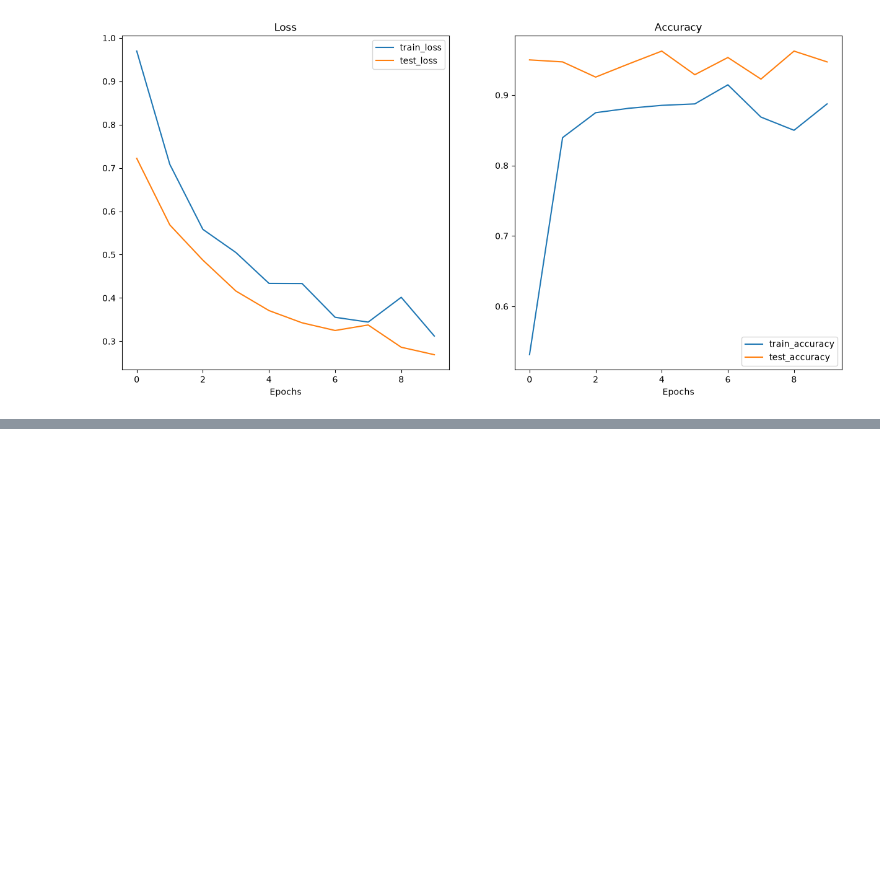
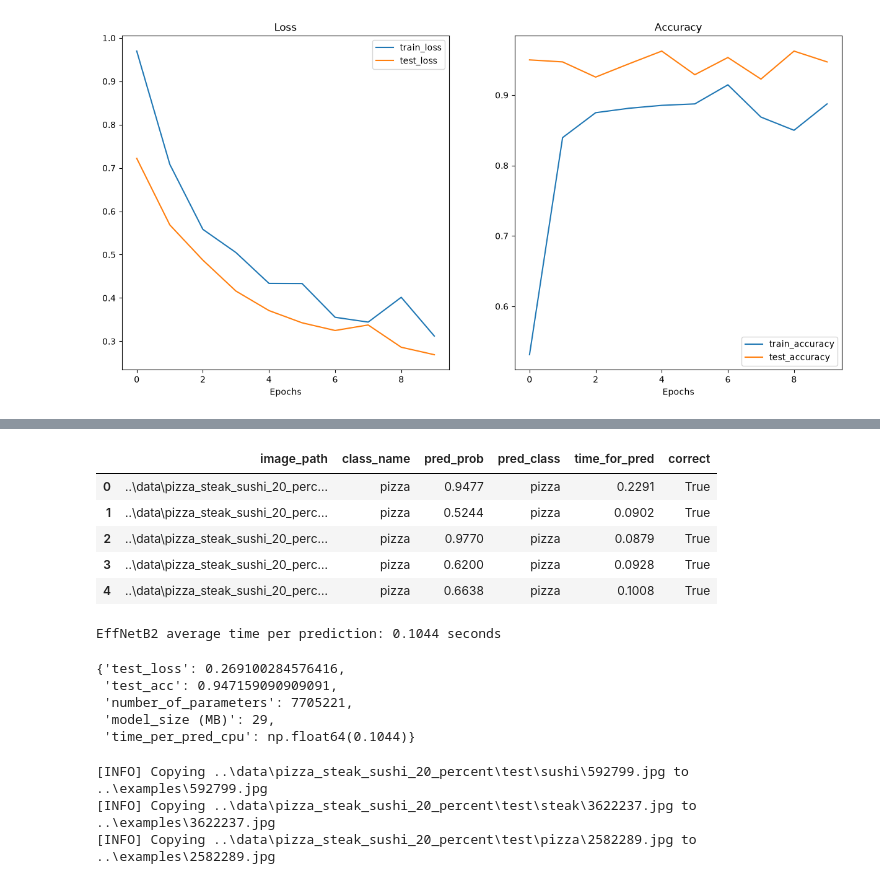
Before and after one commit to yousssef96/Food-Classification, a Jupyter notebook: notebooks/EDA.ipynb, the cells around one changed output, grey strips where cells are left out. Cells and saved outputs as stored; diff of their text form; code cells hidden in the pictures; blank space fills up the shorter version.

```diff
--- a/notebooks/EDA.ipynb
+++ b/notebooks/EDA.ipynb
@@ -543,0 +570,5 @@ save_model(model=effnetb2,
+# %%
+# Get all test data paths
+print(f"[INFO] Finding all filepaths ending with '.jpg' in directory: {test_dir}")
+test_data_paths = list(Path(test_dir).glob("*/*.jpg"))
+test_data_paths[:5]
@@ -543,0 +629,49 @@ save_model(model=effnetb2,
+# %%
+# Make predictions across test dataset with EffNetB2
+effnetb2_test_pred_dicts = pred_and_store(paths=test_data_paths,
+                                          model=effnetb2,
+                                          transform=effnetb2_transforms,
+                                          class_names=class_names,
+                                          device="cpu") # make predictions on CPU
+# %%
+effnetb2_test_pred_df = pd.DataFrame(effnetb2_test_pred_dicts)
+effnetb2_test_pred_df.head()
+# %% [output]
+|  | image_path | class_name | pred_prob | pred_class | time_for_pred | correct |
+| 0 | ..\data\pizza_steak_sushi_20_perc... | pizza | 0.9477 | pizza | 0.2291 | True |
+| 1 | ..\data\pizza_steak_sushi_20_perc... | pizza | 0.5244 | pizza | 0.0902 | True |
+| 2 | ..\data\pizza_steak_sushi_20_perc... | pizza | 0.9770 | pizza | 0.0879 | True |
+| 3 | ..\data\pizza_steak_sushi_20_perc... | pizza | 0.6200 | pizza | 0.0928 | True |
+| 4 | ..\data\pizza_steak_sushi_20_perc... | pizza | 0.6638 | pizza | 0.1008 | True |
+# %%
+# Find the average time per prediction
+effnetb2_average_time_per_pred = round(effnetb2_test_pred_df.time_for_pred.mean(), 4)
+print(f"EffNetB2 average time per prediction: {effnetb2_average_time_per_pred} seconds")
+# %% [output]
+EffNetB2 average time per prediction: 0.1044 seconds
+# %%
+# Add EffNetB2 average prediction time to stats dictionary
+effnetb2_stats["time_per_pred_cpu"] = effnetb2_average_time_per_pred
+effnetb2_stats
+# %% [output]
+{'test_loss': 0.269100284576416,
+ 'test_acc': 0.947159090909091,
+ 'number_of_parameters': 7705221,
+ 'model_size (MB)': 29,
+ 'time_per_pred_cpu': np.float64(0.1044)}
+# %%
+foodvision_examples_path = Path("../examples")
+foodvision_examples_path.mkdir(parents=True, exist_ok=True)
+
+foodvision_mini_examples = [Path('../data/pizza_steak_sushi_20_percent/test/sushi/592799.jpg'),
+                            Path('../data/pizza_steak_sushi_20_percent/test/steak/3622237.jpg'),
+                            Path('../data/pizza_steak_sushi_20_percent/test/pizza/2582289.jpg')]
+
+for example in foodvision_mini_examples:
+    destination = foodvision_examples_path / example.name
+    print(f"[INFO] Copying {example} to {destination}")
+    shutil.copy2(src=example, dst=destination)
+# %% [output]
+[INFO] Copying ..\data\pizza_steak_sushi_20_percent\test\sushi\592799.jpg to ..\examples\592799.jpg
+[INFO] Copying ..\data\pizza_steak_sushi_20_percent\test\steak\3622237.jpg to ..\examples\3622237.jpg
+[INFO] Copying ..\data\pizza_steak_sushi_20_percent\test\pizza\2582289.jpg to ..\examples\2582289.jpg
```
Also changed, not shown: parts of 7 cells of this notebook, 10 other files.
